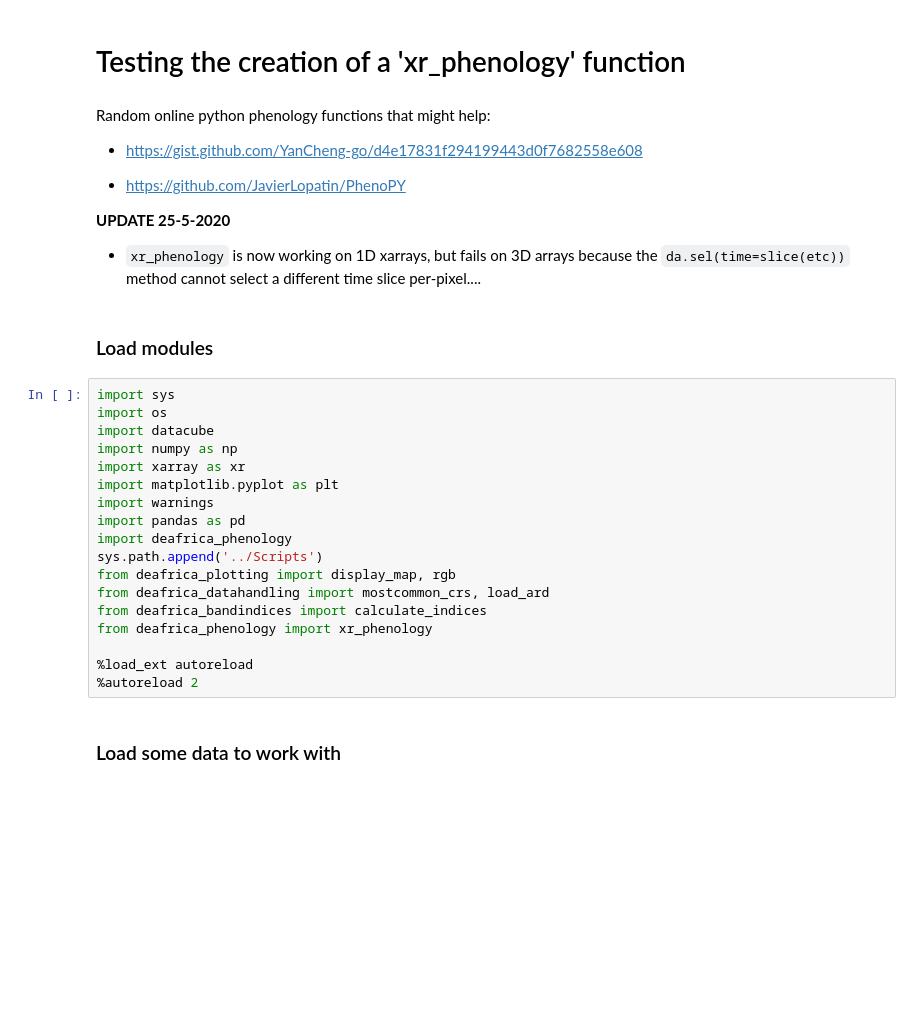
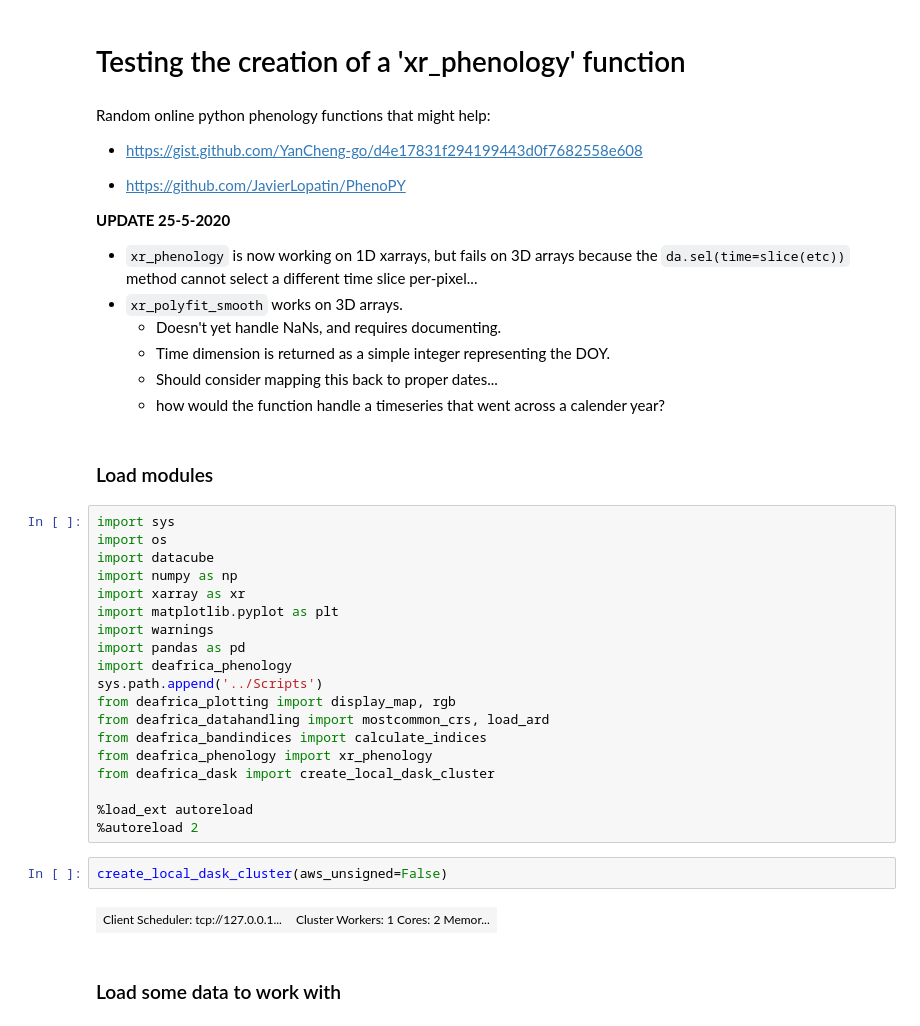
Before and after one commit to fivejjs/deafrica-sandbox-notebooks, a Jupyter notebook: crop_mask/test_phenology.ipynb, the cells around one changed output. Cells and saved outputs as stored; diff of their text form; blank space fills up the shorter version.

Commit message:
refining polyfit

```diff
--- a/crop_mask/test_phenology.ipynb
+++ b/crop_mask/test_phenology.ipynb
@@ -8,7 +8,12 @@ Random online python phenology functions that might help:
 - https://github.com/JavierLopatin/PhenoPY
 
 **UPDATE 25-5-2020**
- - `xr_phenology` is now working on 1D xarrays, but fails on 3D arrays because the `da.sel(time=slice(etc))` method cannot select a different time slice per-pixel....
+ - `xr_phenology` is now working on 1D xarrays, but fails on 3D arrays because the `da.sel(time=slice(etc))` method cannot select a different time slice per-pixel...
+ - `xr_polyfit_smooth` works on 3D arrays.
+     - Doesn't yet handle NaNs, and requires documenting.
+     - Time dimension is returned as a simple integer representing the DOY.
+     - Should consider mapping this back to proper dates...
+     - how would the function handle a timeseries that went across a calender year?
 # %% [markdown]
 ### Load modules
 # %%
@@ -26,9 +31,14 @@ from deafrica_plotting import display_map, rgb
 from deafrica_datahandling import mostcommon_crs, load_ard
 from deafrica_bandindices import calculate_indices
 from deafrica_phenology import xr_phenology
+from deafrica_dask import create_local_dask_cluster
 
 %load_ext autoreload
 %autoreload 2
+# %%
+create_local_dask_cluster(aws_unsigned=False)
+# %% [output]
+| Client Scheduler: tcp://127.0.0.1... | Cluster Workers: 1 Cores: 2 Memor... |
 # %% [markdown]
 ### Load some data to work with
 # %%
```
Also changed, not shown: parts of 24 cells of this notebook, 1 other file.
